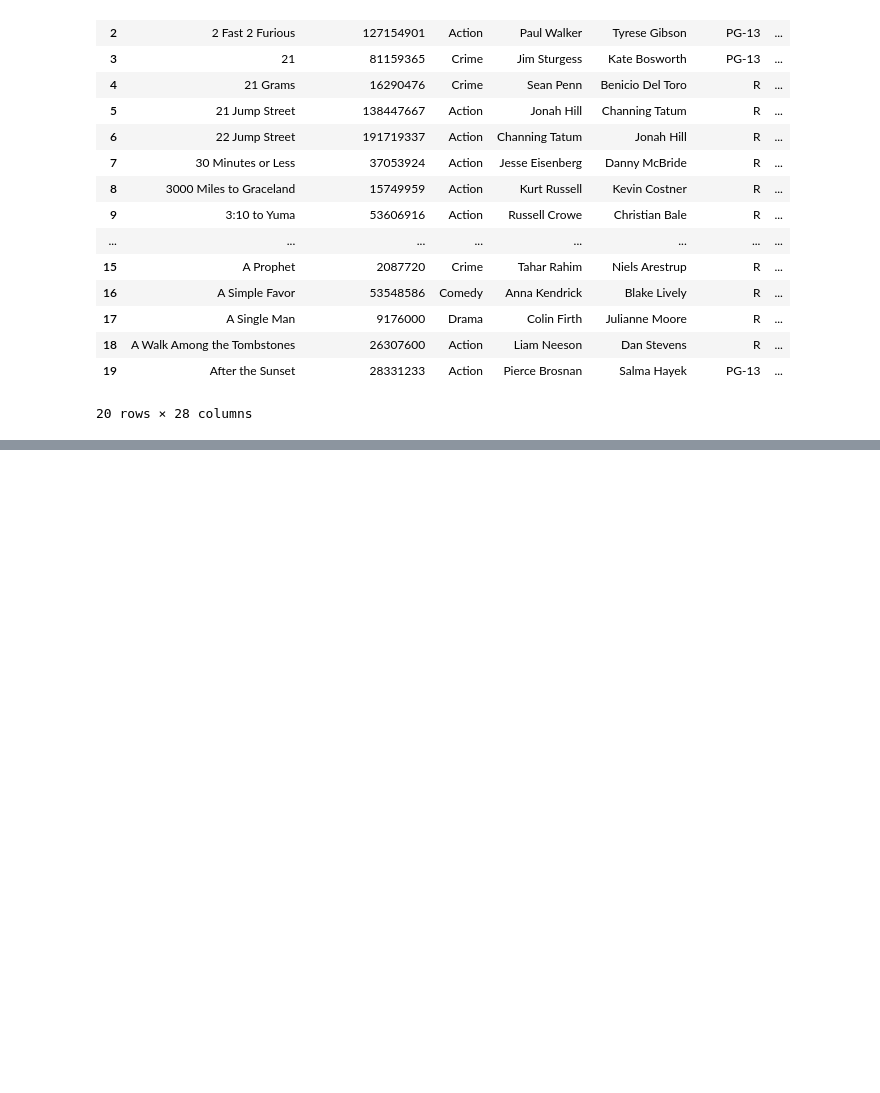
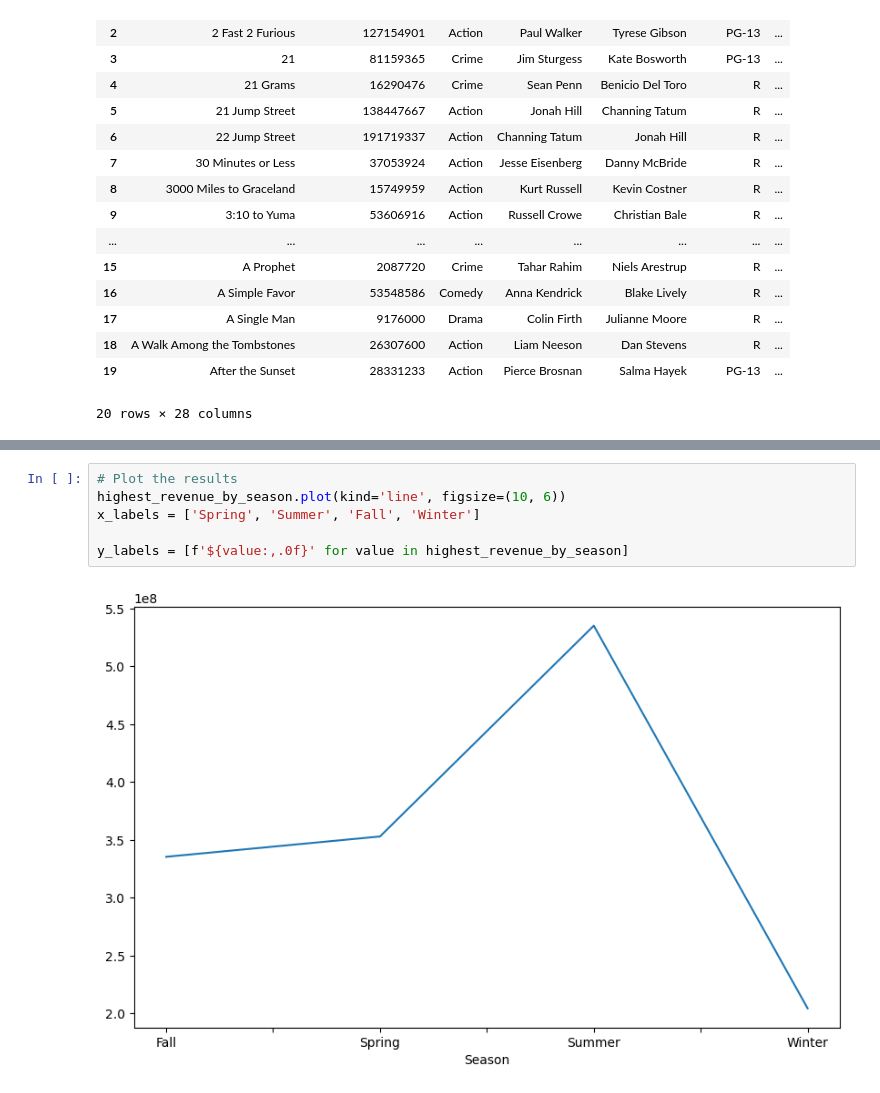
Before and after one commit to Armand57araujo/i-tickets, a Jupyter notebook: pythonnotebook.ipynb, the cells around one changed output, grey strips where cells are left out. Drawn from its saved outputs; the diff is of its cells as text; blank space fills up the shorter version.

```diff
--- a/pythonnotebook.ipynb
+++ b/pythonnotebook.ipynb
@@ -2337,0 +2574,8 @@ merged_movies_weather_df.head(20)
+# %%
+# Plot the results
+highest_revenue_by_season.plot(kind='line', figsize=(10, 6))
+x_labels = ['Spring', 'Summer', 'Fall', 'Winter']
+
+y_labels = [f'${value:,.0f}' for value in highest_revenue_by_season]
+# %% [output]
+[figure, added]
```
Also changed, not shown: parts of 33 cells of this notebook.
